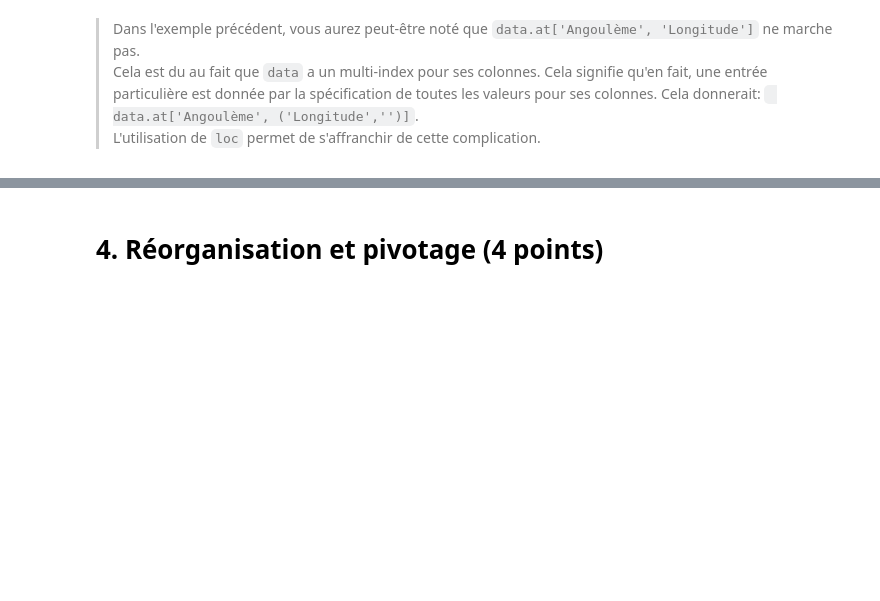
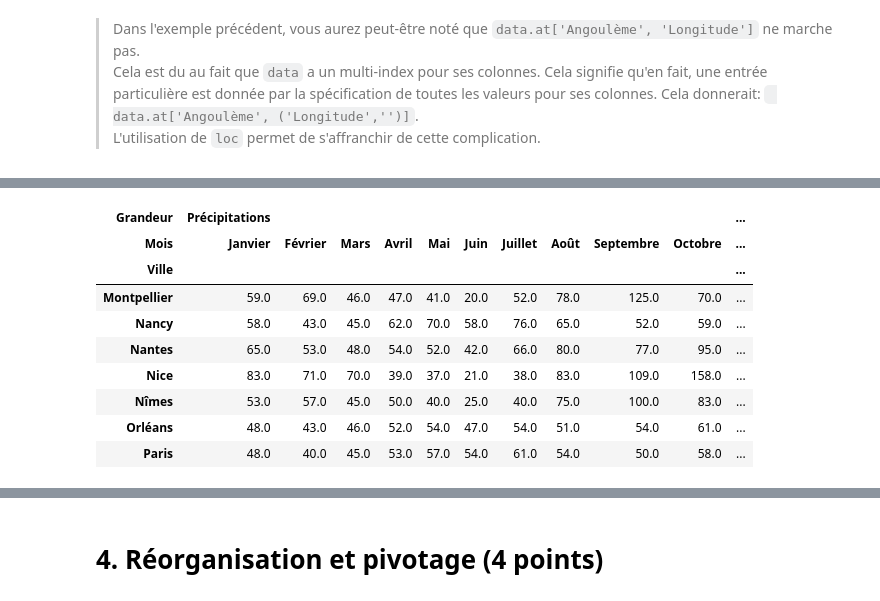
Before and after one commit to campusplage/compte-rendus-pellegrin-nagaratnam, a Jupyter notebook: TP1_pandas.ipynb, the cells around one changed output, grey strips where cells are left out. Cells and saved outputs as stored; diff of their text form; code cells hidden in the pictures; blank space fills up the shorter version.

```diff
--- a/TP1_pandas.ipynb
+++ b/TP1_pandas.ipynb
@@ -148,4 +184,16 @@ Cela est du au fait que `data` a un multi-index pour ses colonnes. Cela signifie
 # %%
 # Affichez à la fois les précipitations mensuelles et la "Géographie" des mêmes villes
+data.loc['Montpellier' : 'Paris',['Précipitations', 'Géographie']]
+# %% [output]
+| Grandeur | Précipitations |  |  |  |  |  |  |  |  |  | ... |
+| Mois | Janvier | Février | Mars | Avril | Mai | Juin | Juillet | Août | Septembre | Octobre | ... |
+| Ville |  |  |  |  |  |  |  |  |  |  | ... |
+| Montpellier | 59.0 | 69.0 | 46.0 | 47.0 | 41.0 | 20.0 | 52.0 | 78.0 | 125.0 | 70.0 | ... |
+| Nancy | 58.0 | 43.0 | 45.0 | 62.0 | 70.0 | 58.0 | 76.0 | 65.0 | 52.0 | 59.0 | ... |
+| Nantes | 65.0 | 53.0 | 48.0 | 54.0 | 52.0 | 42.0 | 66.0 | 80.0 | 77.0 | 95.0 | ... |
+| Nice | 83.0 | 71.0 | 70.0 | 39.0 | 37.0 | 21.0 | 38.0 | 83.0 | 109.0 | 158.0 | ... |
+| Nîmes | 53.0 | 57.0 | 45.0 | 50.0 | 40.0 | 25.0 | 40.0 | 75.0 | 100.0 | 83.0 | ... |
+| Orléans | 48.0 | 43.0 | 46.0 | 52.0 | 54.0 | 47.0 | 54.0 | 51.0 | 54.0 | 61.0 | ... |
+| Paris | 48.0 | 40.0 | 45.0 | 53.0 | 57.0 | 54.0 | 61.0 | 54.0 | 50.0 | 58.0 | ... |
 # %%
 # Affichez les trois dernières colonnes de la table pour les 15 premières villes
```
Also changed, not shown: parts of 9 cells of this notebook.
